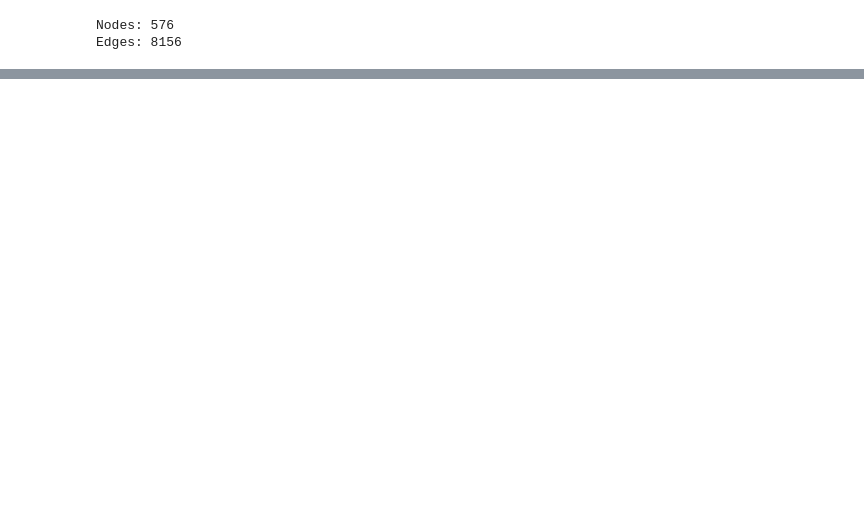
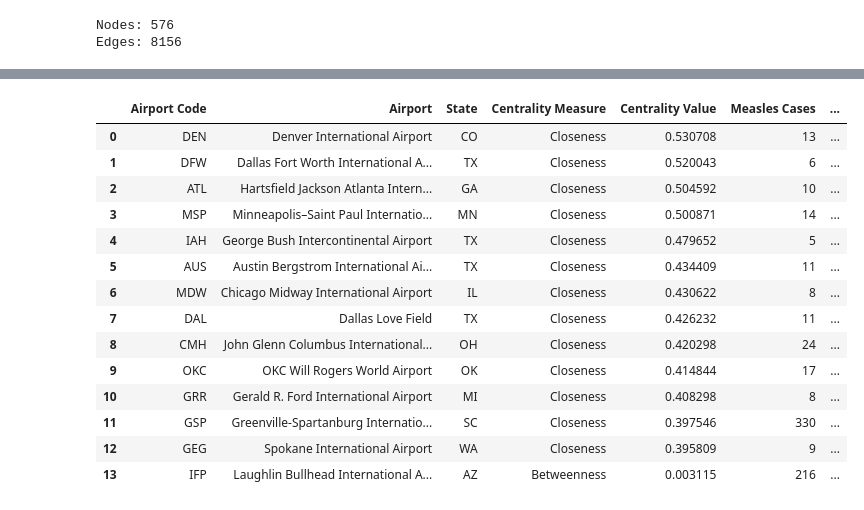
Before and after one commit to arushigadicherla9-creator/Networks-Projects, a Jupyter notebook: code/Metrics.ipynb, the cells around one changed output, grey strips where cells are left out. Cells and saved outputs as stored; diff of their text form; code cells hidden in the pictures; blank space fills up the shorter version.

```diff
--- a/code/Metrics.ipynb
+++ b/code/Metrics.ipynb
@@ -87,7 +95,7 @@ Airport Code                                                               Airpo
 # %%
 ec = nx.eigenvector_centrality(G)
 
-top_20_ec = sorted(ec.items(), key=lambda x: x[1], reverse=True)[:20]
+top_100_ec = sorted(ec.items(), key=lambda x: x[1], reverse=True)[:100]
 
 ec_table = pd.DataFrame([
     {
@@ -96,7 +104,7 @@ ec_table = pd.DataFrame([
         "State": G.nodes[node]["state"],
         "Eigenvector Centrality": value
     }
-    for node, value in top_20_ec
+    for node, value in top_100_ec
 ])
 
 print(ec_table.to_string(index=False))
@@ -121,7 +131,7 @@ Airport Code                                                               Airpo
 # %%
 cc = nx.closeness_centrality(G)
 
-top_20_cc = sorted(cc.items(), key=lambda x: x[1], reverse=True)[:20]
+top_100_cc = sorted(cc.items(), key=lambda x: x[1], reverse=True)[:100]
 
 cc_table = pd.DataFrame([
     {
@@ -130,7 +140,7 @@ cc_table = pd.DataFrame([
         "State": G.nodes[node]["state"],
         "Closeness Centrality": value
     }
-    for node, value in top_20_cc
+    for node, value in top_100_cc
 ])
 
 print(cc_table.to_string(index=False))
@@ -171,0 +236,9 @@ MSP Minneapolis–Saint Paul International Airport / Wold–Chamberlain Field
+# %%
+low_mmr_airports = (
+    attrs
+    .dropna(subset=["mmr_mean"])
+    .query("mmr_mean <= 0.95")
+    .sort_values("mmr_mean", ascending=True)
+)
+
+low_mmr_airports[["name", "state", "mmr_mean"]]
@@ -171,0 +262,74 @@ MSP Minneapolis–Saint Paul International Airport / Wold–Chamberlain Field
+# %%
+# Get airport codes from each group
+measles_nodes = set(top_100_measles.index)
+
+bc_nodes = {node for node, value in top_100_bc}
+ec_nodes = {node for node, value in top_100_ec}
+cc_nodes = {node for node, value in top_100_cc}
+
+centrality_nodes = bc_nodes | ec_nodes | cc_nodes
+
+# Airports with MMR vaccination rates <= 0.9
+mmr_nodes = set(low_mmr_airports.index)
+
+# Find airports appearing in all three groups
+common_nodes = measles_nodes & centrality_nodes & mmr_nodes
+
+# Store centrality values
+centrality_values = {
+    "Betweenness": dict(top_100_bc),
+    "Eigenvector": dict(top_100_ec),
+    "Closeness": dict(top_100_cc)
+}
+
+results = []
+
+for node in common_nodes:
+
+    # Find qualifying centrality values
+    measures = {
+        measure: values[node]
+        for measure, values in centrality_values.items()
+        if node in values
+    }
+
+    # Select highest centrality value
+    highest_measure = max(measures, key=measures.get)
+    highest_value = measures[highest_measure]
+
+    results.append({
+        "Airport Code": node,
+        "Airport": G.nodes[node]["name"],
+        "State": G.nodes[node]["state"],
+        "Centrality Measure": highest_measure,
+        "Centrality Value": highest_value,
+        "Measles Cases": top_100_measles.loc[node, "cases_2025"],
+        "MMR Vaccination Rate": attrs.loc[node, "mmr_mean"]
+    })
+
+# Sort by centrality value (highest to lowest)
+results = sorted(
+    results,
+    key=lambda x: x["Centrality Value"],
+    reverse=True
+)
+
+common_airports_df = pd.DataFrame(results)
+
+common_airports_df
+# %% [output]
+|  | Airport Code | Airport | State | Centrality Measure | Centrality Value | Measles Cases | ... |
+| 0 | DEN | Denver International Airport | CO | Closeness | 0.530708 | 13 | ... |
+| 1 | DFW | Dallas Fort Worth International A... | TX | Closeness | 0.520043 | 6 | ... |
+| 2 | ATL | Hartsfield Jackson Atlanta Intern... | GA | Closeness | 0.504592 | 10 | ... |
+| 3 | MSP | Minneapolis–Saint Paul Internatio... | MN | Closeness | 0.500871 | 14 | ... |
+| 4 | IAH | George Bush Intercontinental Airport | TX | Closeness | 0.479652 | 5 | ... |
+| 5 | AUS | Austin Bergstrom International Ai... | TX | Closeness | 0.434409 | 11 | ... |
+| 6 | MDW | Chicago Midway International Airport | IL | Closeness | 0.430622 | 8 | ... |
+| 7 | DAL | Dallas Love Field | TX | Closeness | 0.426232 | 11 | ... |
+| 8 | CMH | John Glenn Columbus International... | OH | Closeness | 0.420298 | 24 | ... |
+| 9 | OKC | OKC Will Rogers World Airport | OK | Closeness | 0.414844 | 17 | ... |
+| 10 | GRR | Gerald R. Ford International Airport | MI | Closeness | 0.408298 | 8 | ... |
+| 11 | GSP | Greenville-Spartanburg Internatio... | SC | Closeness | 0.397546 | 330 | ... |
+| 12 | GEG | Spokane International Airport | WA | Closeness | 0.395809 | 9 | ... |
+| 13 | IFP | Laughlin Bullhead International A... | AZ | Betweenness | 0.003115 | 216 | ... |
```
Also changed, not shown: parts of 15 cells of this notebook.
